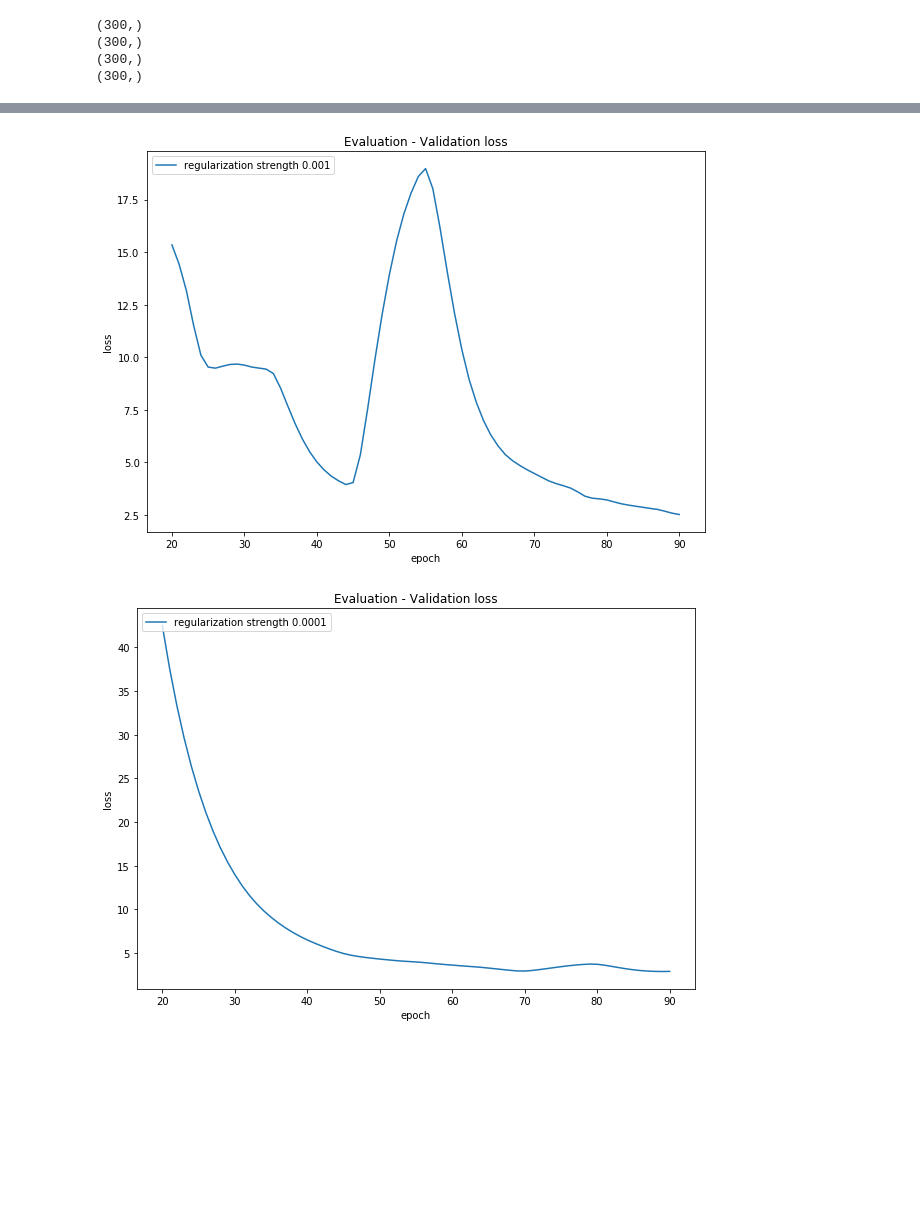
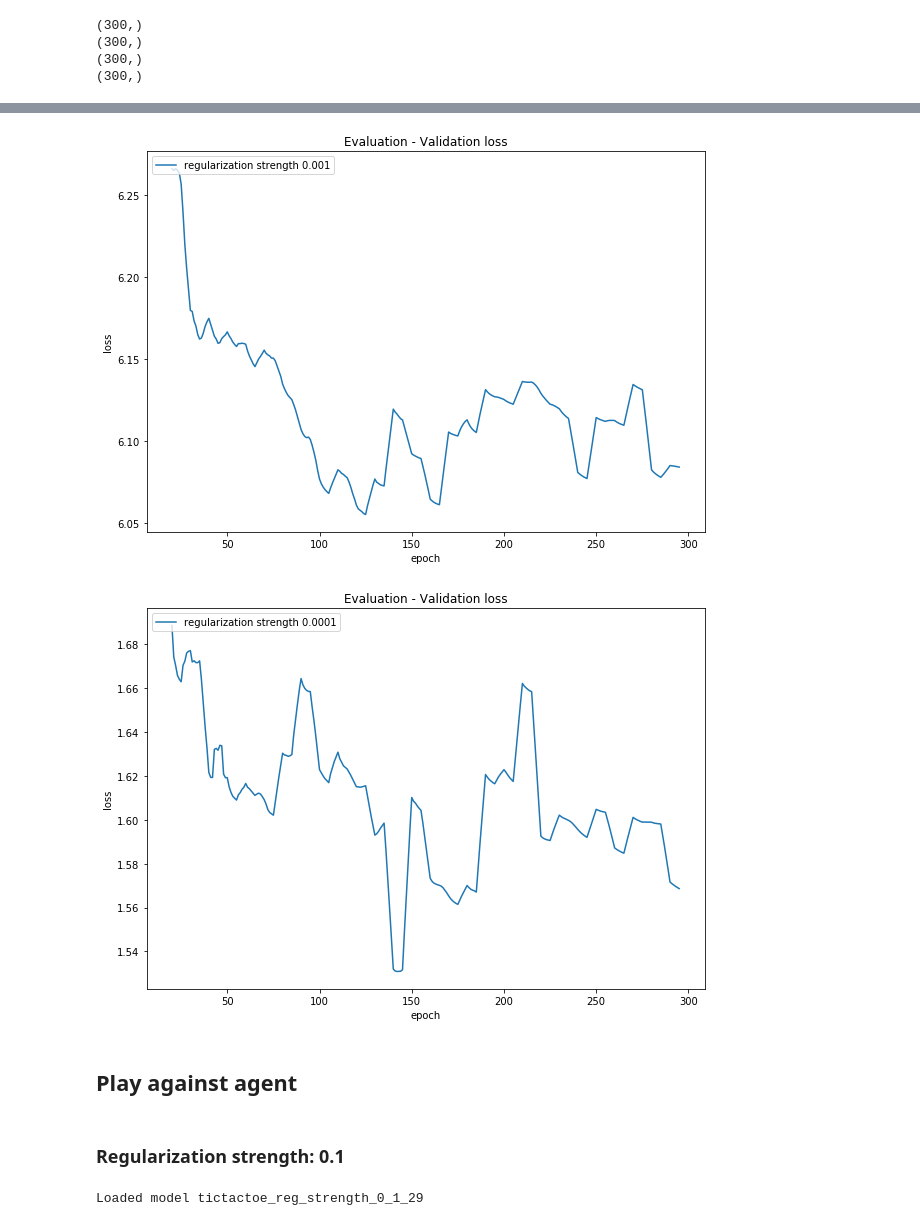
Before and after one commit to y4nnic/AlphaZero_for_small_board_games, a Jupyter notebook: experiment_reg_strength.ipynb, the cells around one changed output, grey strips where cells are left out. Drawn from its saved outputs; the diff is of its cells as text; code cells hidden in the pictures; blank space fills up the shorter version.

```diff
--- a/experiment_reg_strength.ipynb
+++ b/experiment_reg_strength.ipynb
@@ -464,16 +473,16 @@ plt.show()
 ### Validation loss
 # %%
 # import data
-val_loss_1 = pd.read_csv("tictactoe_reg/run_tictactoe_reg_strength_0_1-tag-val_loss.csv")
+val_loss_1 = pd.read_csv("tictactoe_exp_reg/run_tictactoe_reg_strength_0_1-tag-val_loss.csv")
 val_loss_1 = val_loss_1['Value'].values
 
-val_loss_2 = pd.read_csv("tictactoe_reg/run_tictactoe_reg_strength_0_01-tag-val_loss.csv")
+val_loss_2 = pd.read_csv("tictactoe_exp_reg/run_tictactoe_reg_strength_0_01-tag-val_loss.csv")
 val_loss_2 = val_loss_2['Value'].values
 
-val_loss_3 = pd.read_csv("tictactoe_reg/run_tictactoe_reg_strength_0_001-tag-val_loss.csv")
+val_loss_3 = pd.read_csv("tictactoe_exp_reg/run_tictactoe_reg_strength_0_001-tag-val_loss.csv")
 val_loss_3 = val_loss_3['Value'].values
 
-val_loss_4 = pd.read_csv("tictactoe_reg/run_tictactoe_reg_strength_0_0001-tag-val_loss.csv")
+val_loss_4 = pd.read_csv("tictactoe_exp_reg/run_tictactoe_reg_strength_0_0001-tag-val_loss.csv")
 val_loss_4 = val_loss_4['Value'].values
 
 # length
@@ -487,9 +496,9 @@ print(val_loss_4.shape)
 (300,)
 (300,)
 # %%
-window_size = 10
+window_size = 5
 first_iteration = 20
-last_iteration = 100
+last_iteration = 300
 
 fig = plt.figure(figsize=(10,7))
 plt.title("Evaluation - Validation loss")
@@ -568,2 +577,18 @@ plt.show()
-[figure, old version]
+[figure, new version]
-[figure, old version]
+[figure, new version]
+# %% [markdown]
+## Play against agent
+# %% [markdown]
+### Regularization strength: 0.1
+# %%
+position_memory = memory.PositionMemory(variant="TicTacToe")
+last_model_0_1 = model.AZModel(
+    memory=position_memory,
+    input_shape=[3,3,3],
+    num_possible_moves=9,
+    model_id="tictactoe_reg_strength_0_1"
+)
+last_model_0_1.load(29)
+last_agent_0_1 = agent.AlphaZeroAgent(variant="TicTacToe", model=last_model_0_1)
+# %% [output]
+Loaded model tictactoe_reg_strength_0_1_29
```
Also changed, not shown: parts of 42 cells of this notebook.
